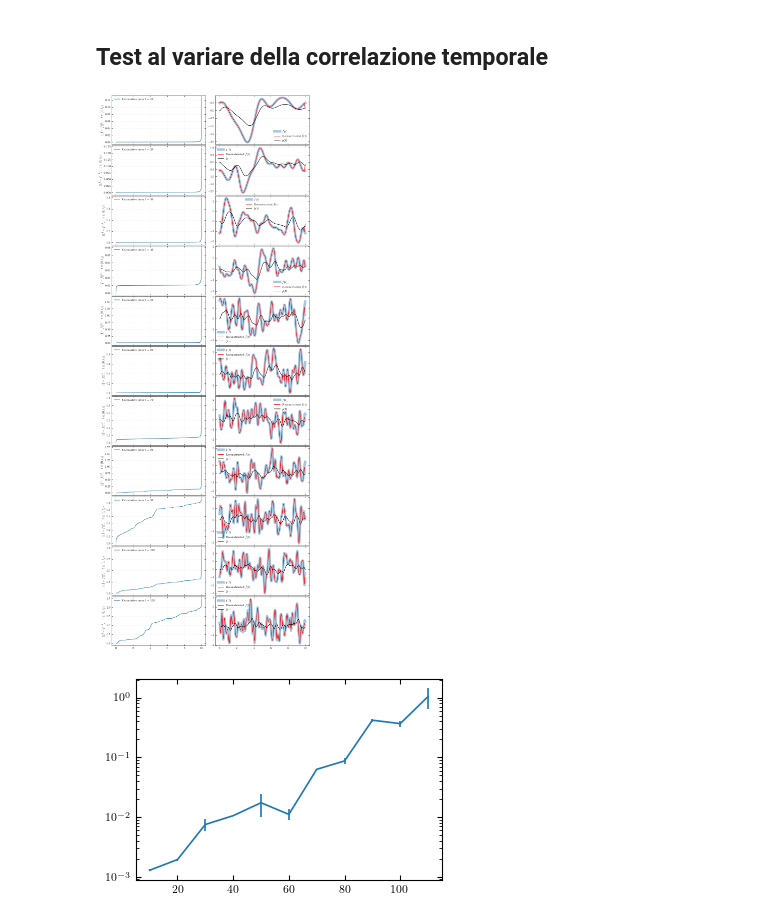
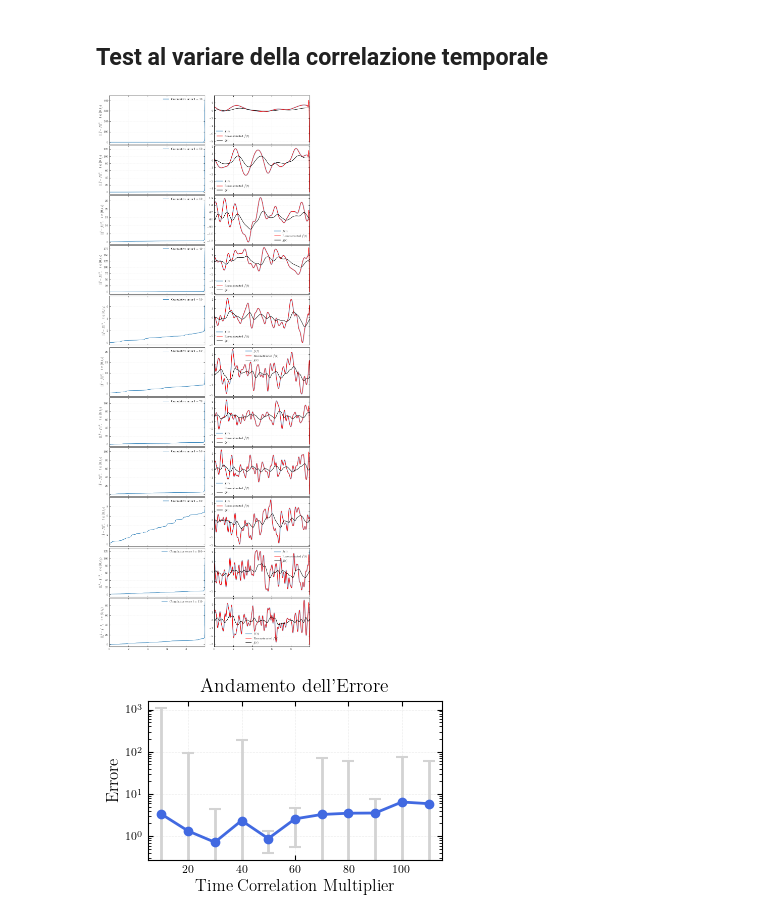
Before and after one commit to Sparisi01/RPM_implementation, a Jupyter notebook: test_tikhonov.ipynb, the cells around one changed output. Drawn from its saved outputs; the diff is of its cells as text; code cells hidden in the pictures.

```diff
--- a/test_tikhonov.ipynb
+++ b/test_tikhonov.ipynb
@@ -11,7 +11,7 @@ import src.heat1D_crank_nicolson_solver as cns
 # Parametri simulazione
 L = 1
 Tf = 10
-nt = 400
+nt = 1000
 D = 1
 wanted_r = 0.5
 h = 1
@@ -67,6 +48,3 @@ def tikhonov_loss(f, g_target, lambda_reg : float):
 # %%
-from scipy.optimize import minimize
-
-lambda_reg = 1e-3
-g_target = g
+from src.tickonov_handler import TickonovHandler
 # %%
@@ -85,15 +56,3 @@ f_reconstructed = result.x
-# %%
-f_guess = np.random.randn(nt) * 0.01
-
-result = minimize(
-    tikhonov_loss,
-    f_guess,
-    args=(g_target, lambda_reg),
-    method='L-BFGS-B',
-    options={'maxiter': 100}
-)
-
-f_reconstructed = result.x
 # %%
 plt.figure()
 plt.plot(solver.t_array, f, label=r"$f(t)$", lw=5, alpha=0.6)
@@ -129,6 +88,8 @@ plt.show()
 # %%
 f_generator = fg.FunctionsGenerator(solver.t_array, l=1)
 loss_array = np.zeros(nt)
+
+impulse_response = solver.impulse_response()[-1]
 
 time_correlation_multiplier_array = range(10,120,10)
 n_corr =  np.size(time_correlation_multiplier_array)
@@ -136,53 +97,60 @@ n_corr =  np.size(time_correlation_multiplier_array)
 errors_array_mean = np.zeros(n_corr)
 errors_array_var = np.zeros(n_corr)
 
-fig, axes = plt.subplots(n_corr,2, figsize=(8.4, 2*n_corr),sharex=True)
+fig, axes = plt.subplots(n_corr,2, figsize=(8.4, 2*n_corr),sharex="col")
 i = 0
 for time_correlation_multiplier in time_correlation_multiplier_array:
 
     f_generator.l = solver.Tf/time_correlation_multiplier
     f = f_generator.generate_from_white_noise()
 
-    theta = solver.solve(f)
-    g_target = theta[solver.nx-1,:]
+    g_target = solver.solve_from_impulse_response(f, impulse_response)
 
-    f_guess = np.random.randn(nt) * 0.01
-    impulse_response = solver.impulse_response()[-1]
-
-    result = minimize(
-        tikhonov_loss_impulse,
-        f_guess,
-        args=(g_target, lambda_reg, impulse_response),
-        method='L-BFGS-B',
-        options={'maxiter': 100}
-    )
-
-    f_reconstructed = result.x
+    f_reconstructed = th.tick_closed_form(g_target)
 
     for n in range(nt):
         loss_array[n] = np.linalg.norm(f[0:n] - f_reconstructed[0:n])**2
 
     axes[i][0].plot(solver.t_array, loss_array, label=f"Cumulative error l = {time_correlation_multiplier}")
     axes[i][0].set_ylabel(r"$||\hat{f} - f||^2, \hspace{1em} t \in [0,t_f)$")
+    axes[i][0].set_xlim([0, (solver.nt - 5)*solver.dt])
     axes[i][0].legend()
     axes[i][0].grid()
 
-    axes[i][1].plot(solver.t_array, f, label=r"$f(t)$", lw=7, alpha=0.4)
+    axes[i][1].plot(solver.t_array, f, label=r"$f(t)$", lw=3, alpha=0.4)
     axes[i][1].plot(solver.t_array, f_reconstructed, label=r"Reconstructed $\hat{f}(t)$", c="r")
     axes[i][1].plot(solver.t_array, g_target, label=r"$\hat{g}(t)$", c="k")
     axes[i][1].legend()
     axes[i][1].grid()
 
     errors_array_mean[i] = np.mean(loss_array)
     errors_array_var[i] = np.var(loss_array)
 
     i = i + 1
 
 plt.show()
 
-plt.errorbar(time_correlation_multiplier_array, errors_array_mean, errors_array_var)
+plt.errorbar(
+    time_correlation_multiplier_array,
+    errors_array_mean,
+    yerr=errors_array_var,
+    fmt='o-',
+    color='royalblue',
+    ecolor='lightgray',
+    elinewidth=2,
+    capsize=4,
+    capthick=1.5,
+    markersize=6,
+    linewidth=2,
+    label='Errore medio'
+)
+
+plt.grid()
 plt.yscale("log")
+plt.xlabel('Time Correlation Multiplier', fontsize=12)
+plt.ylabel('Errore', fontsize=12)
+plt.title('Andamento dell’Errore', fontsize=14)
 plt.show()
 # %% [output]
-[figure, old version]
+[figure, new version]
-[figure, old version]
+[figure, new version]
```
Also changed, not shown: parts of 6 cells of this notebook, 9 other files.
